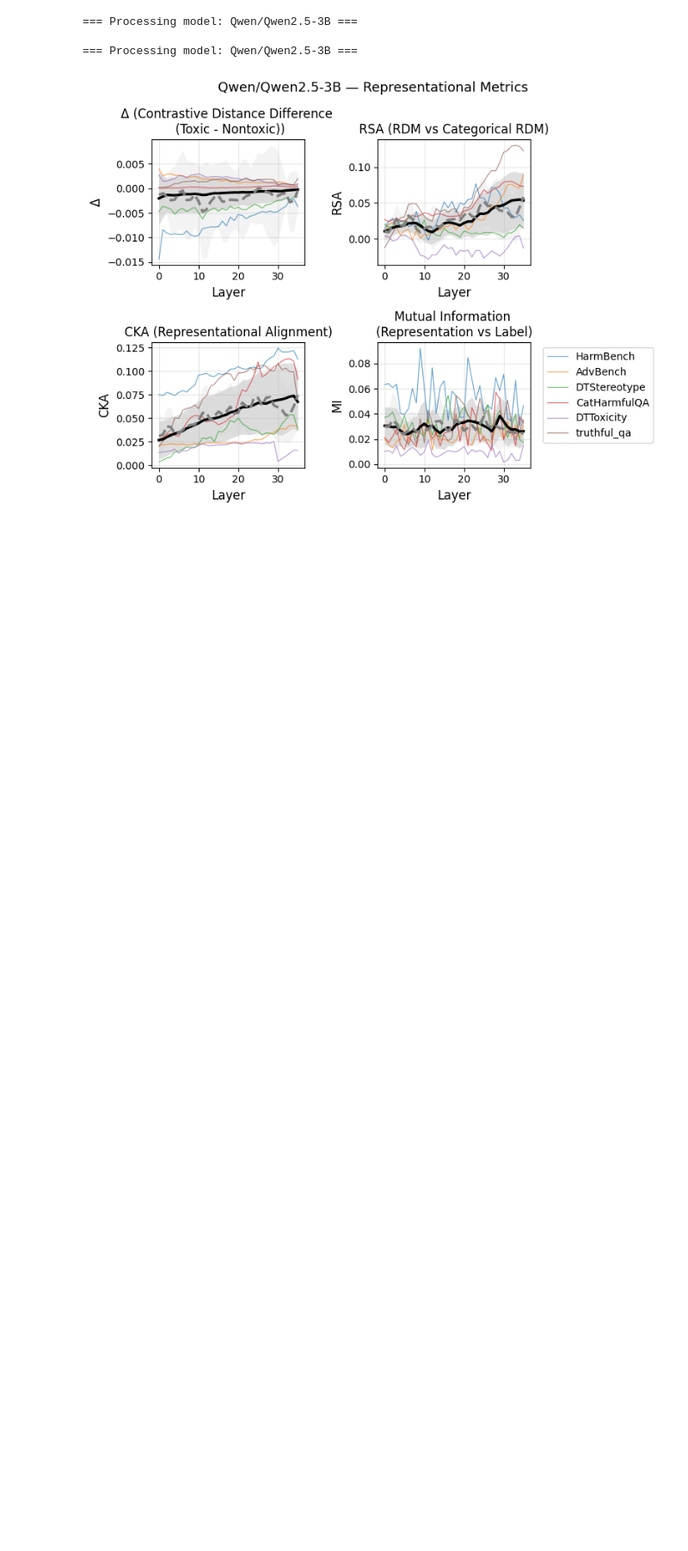
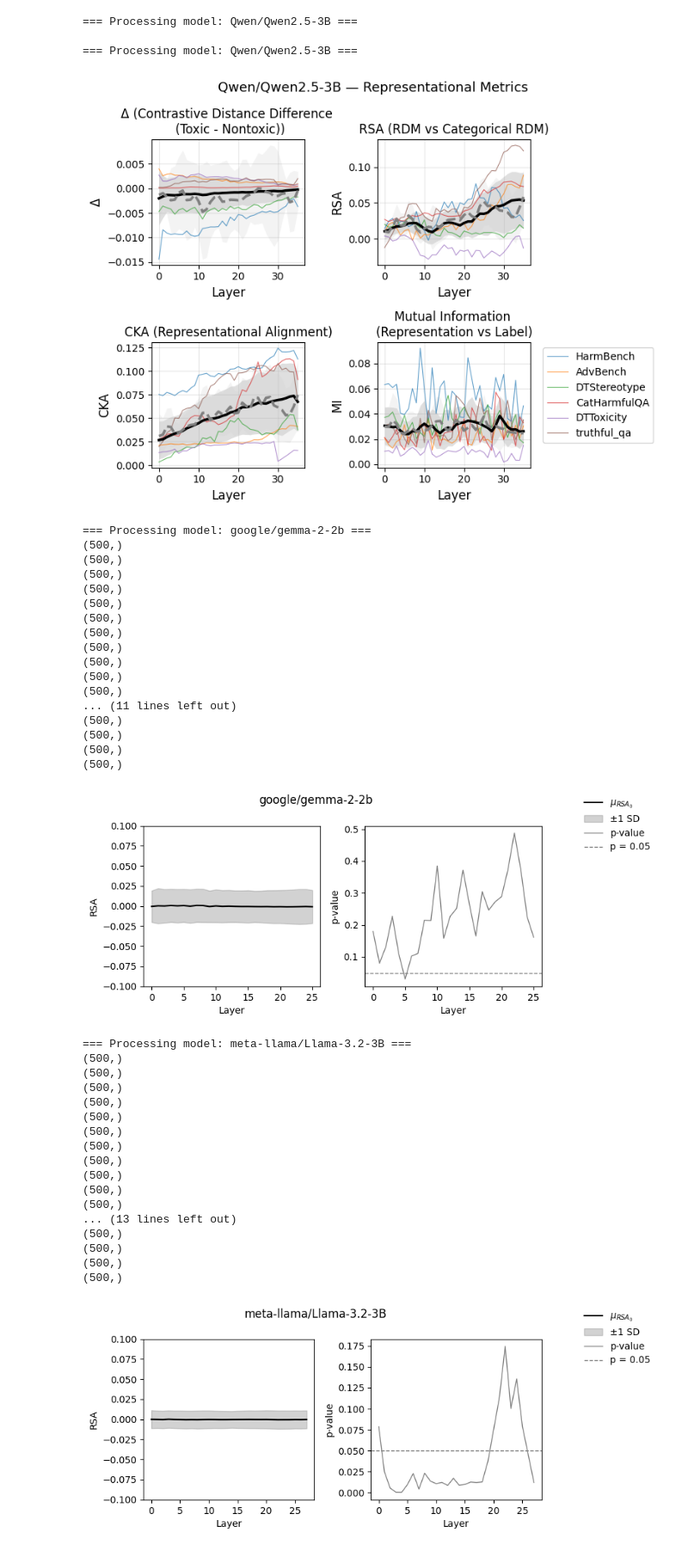
Before and after one commit to blinapurellku/toxic_llms, a Jupyter notebook: notebooks/Similarity_analysis.ipynb, the cells around one changed output. Shown at 86% size. Saved outputs shown, nothing was run; the diff lists cells and outputs as text; code cells hidden in the pictures; blank space fills up the shorter version.

```diff
--- a/notebooks/Similarity_analysis.ipynb
+++ b/notebooks/Similarity_analysis.ipynb
@@ -2713,7 +2713,9 @@ def rsa_rdm(model_rdm, true_rdm):
     corr, _ = spearmanr(m, t)
     return corr
 
-models = [ "google/gemma-2-2b", "meta-llama/Llama-3.2-3B","google/gemma-2-2b-it", "meta-llama/Llama-3.2-3B-Instruct",
+models = [ "google/gemma-2-2b", "meta-llama/Llama-3.2-3B",
+          # "google/gemma-2-2b-it",
+            "meta-llama/Llama-3.2-3B-Instruct",
            "Qwen/Qwen2.5-3B-Instruct",
            "Qwen/Qwen2.5-3B", "allenai/OLMo-2-0425-1B", "allenai/OLMo-2-0425-1B-Instruct"]
 # --- Start analysis ---
@@ -2732,6 +2734,7 @@ for model in models:
     print(f"\n=== Processing model: {model} ===")
     results = {} #{'Δ': [], 'RSA': [], 'CKA': [], 'MI': []}
     p_list, null_list = [], []
+    null_se = []
     for layer in layers:
         rng = np.random.default_rng(42)
 
@@ -2780,69 +2783,82 @@ for model in models:
     layer_ids = np.arange(1, len(layers) + 1)
 
     # observed RSA per layer for HarmBench (the 0-th entry you stored)
-    observed_rsa = np.array([results[layer]['RSA'][0] for layer in layers], dtype=float)
+    # observed_rsa = np.array([results[layer]['RSA'][0] for layer in layers], dtype=float)
     rsa_null = np.column_stack(null_list)  # (n_perm, L)
 
     # p-values per layer as array shape (L,)
     p_values = np.array(p_list, dtype=float)
+    null_sd = rsa_null.std(axis=0, ddof=1)
 
-    n_perm = rsa_null.shape[0]
+    # n_perm = rsa_null.shape[0]
     null_mean = rsa_null.mean(axis=0)
-    null_sd   = rsa_null.std(axis=0, ddof=1)
-    se        = null_sd / np.sqrt(n_perm)
-
-    # t_val  = t.ppf(0.975, df=n_perm - 1)
-    # ci_lo  = null_mean - t_val * se
-    # ci_hi  = null_mean + t_val * se
-
-    # --- compute p-values ---
 
 
     # --- plotting ---
     fig, (ax1, ax2) = plt.subplots(1, 2, figsize=(7,3.5))
                                 # gridspec_kw={'height_ratios':[3,1]})
 
     # Top: observed vs null CI
-    # ax1.plot(range(len(layers)), observed_rsa, color='blue', lw=1, label='RSA (HarmBench)')
     ax1.plot(range(len(layers)), null_mean,   color='black', lw=1.5, label=r'$\mu_{RSA_0}$')
-    ax1.fill_between(range(len(layers)), null_mean - se, null_mean + se, color='gray', alpha=0.35, label='±1 SE')
-    # ax1.fill_between(range(len(layers)), ci_lo, ci_hi, color='gray', alpha=0.15, label='95% CI')
-    # ax1.axhline(0, color='black', lw=0.8, alpha=0.4)
+    ax1.fill_between(range(len(layers)), null_mean - null_sd, null_mean + null_sd, color='gray', alpha=0.35, label='±1 SD')
+
     ax1.set_ylabel('RSA')
     ax1.set_ylim([-0.1, 0.1])
     ax1.set_xlabel('Layer')
-    # ax1.legend(frameon=False, loc='upper right')
 
-    # 2. p-value plot
-    # ax2.plot(range(len(layers)), -np.log10(p_values), color='black', lw=1.2)
-    # ax2.axhline(-np.log10(0.05), color='red', ls='--', lw=1, label='p = 0.05')
-    # ax2.set_ylabel(r'$-\log_{10}(p)$')
     ax2.plot(range(len(layers)), p_values, color='grey', lw=1, label='p-value')
     ax2.axhline(0.05, color='grey', ls='--', lw=1, label='p = 0.05')
     ax2.set_ylabel('p-value')
     ax2.set_xlabel('Layer')
     # ax2.legend(frameon=False, loc='upper right')
     handles, labels = [], []
     for ax in [ax1, ax2]:
         h, l = ax.get_legend_handles_labels()
         handles.extend(h)
         labels.extend(l)
 
     fig.legend(handles, labels, bbox_to_anchor=(1.05, 1), loc='upper left', frameon=False)
     plt.suptitle(f"{model}")
     plt.tight_layout()
     # plt.savefig(f"/home/fe/purelku/Desktop/Master_thesis/results_RSA/{safe_model_name}_rsa_null_analysis_all.png",
     #             dpi=300, bbox_inches='tight')
     # plt.savefig(f"/home/fe/purelku/Desktop/Master_thesis/results_RSA/{safe_model_name}_rsa_null_analysis_all.svg",
     #             dpi=300, bbox_inches='tight')
     plt.show()
-
-    # plt.figure(figsize=(4,4))
-    # plt.subplot(1,2,1)
-    # plt.plot(range(len(p)), p, marker='o')
-    # plt.subplot(1,2,2)
-    # plt.boxplot(n)
-    # plt.suptitle(f"{model} ")
-
-    # print(f"P-values across layers: {p}")
-    # print(f"Null distributions shapes: {[len(x) for x in n]}")
+# %% [output]
+=== Processing model: google/gemma-2-2b ===
+(500,)
+(500,)
+(500,)
+(500,)
+(500,)
+(500,)
+(500,)
+(500,)
+(500,)
+(500,)
+(500,)
+... (11 lines left out)
+(500,)
+(500,)
+(500,)
+(500,)
+[figure, added]
+=== Processing model: meta-llama/Llama-3.2-3B ===
+(500,)
+(500,)
+(500,)
+(500,)
+(500,)
+(500,)
+(500,)
+(500,)
+(500,)
+(500,)
+(500,)
+... (13 lines left out)
+(500,)
+(500,)
+(500,)
+(500,)
+[figure, added]
```
Also changed, not shown: parts of 1 cell of this notebook, 12 other files.
